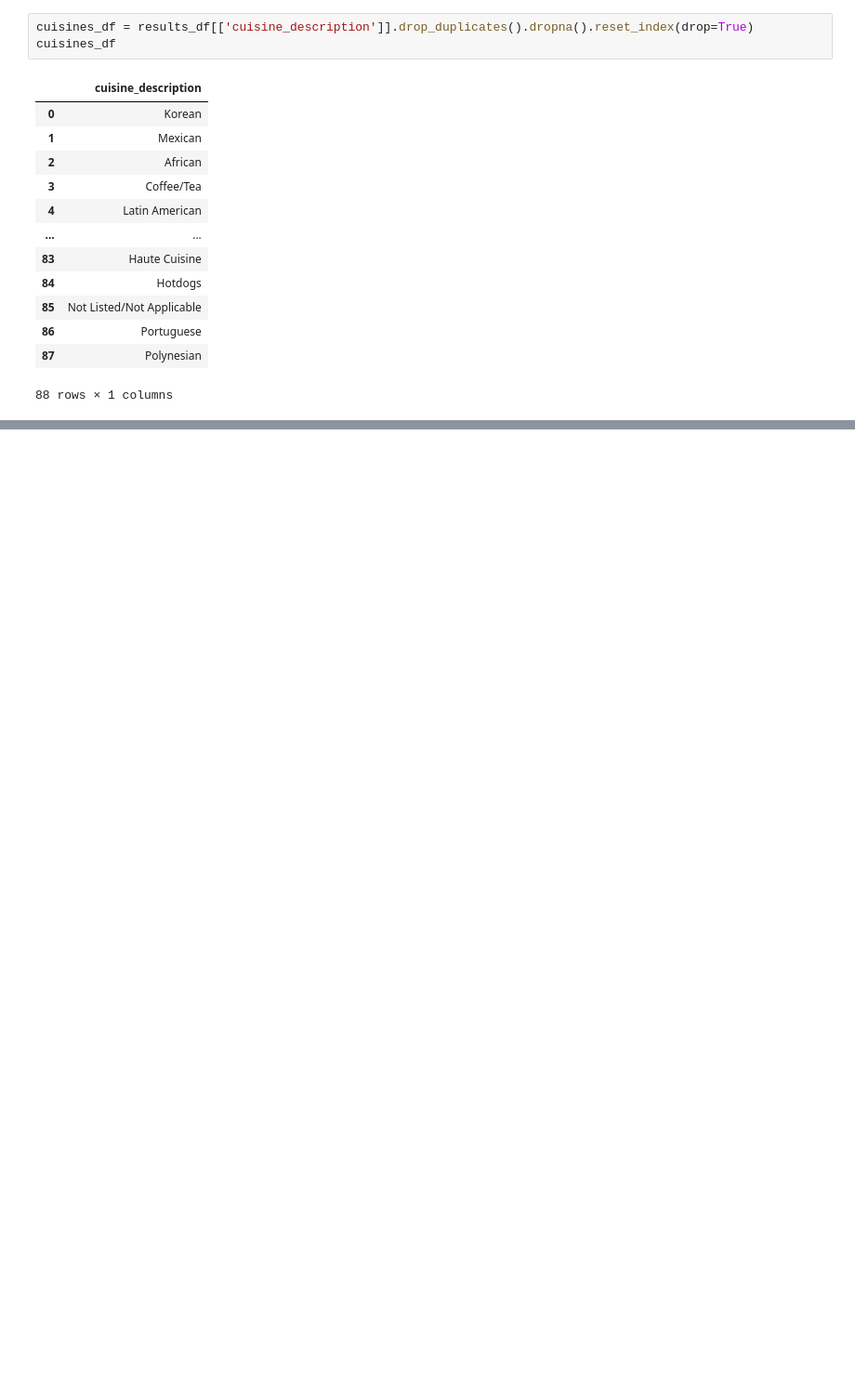
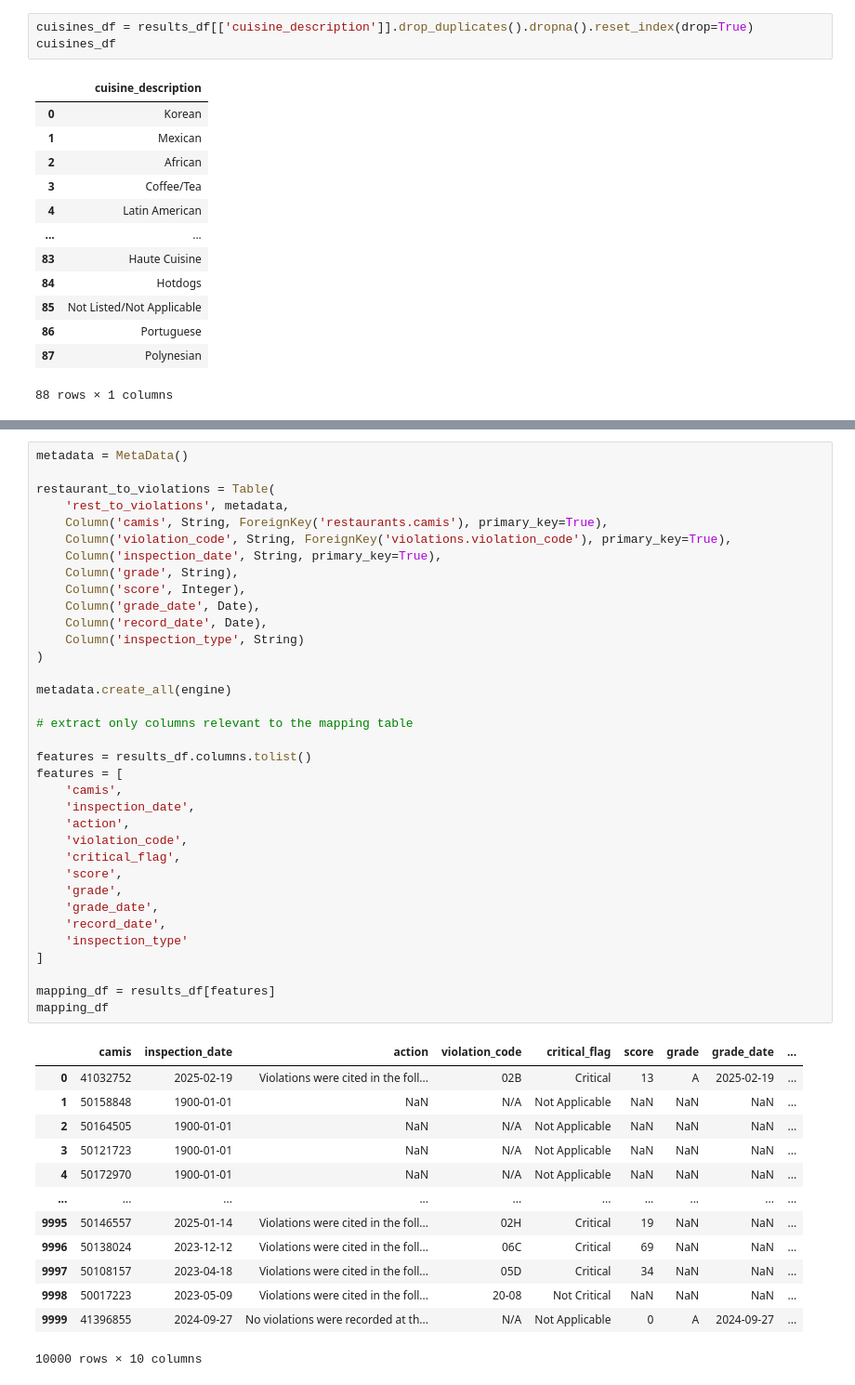
Before and after one commit to anikaranam/NYC-Restaurant-Violations-ETL, a Jupyter notebook: Restaurant_violations_ETL.ipynb, the cells around one changed output, grey strips where cells are left out. Shown: that part at 93% size. Cells and saved outputs as stored; diff of their text form; blank space fills up the shorter version.

```diff
--- a/Restaurant_violations_ETL.ipynb
+++ b/Restaurant_violations_ETL.ipynb
@@ -249,0 +249,49 @@ Connected to DB successfully!
+# %%
+metadata = MetaData()
+
+restaurant_to_violations = Table(
+    'rest_to_violations', metadata,
+    Column('camis', String, ForeignKey('restaurants.camis'), primary_key=True),
+    Column('violation_code', String, ForeignKey('violations.violation_code'), primary_key=True),
+    Column('inspection_date', String, primary_key=True),
+    Column('grade', String),
+    Column('score', Integer),
+    Column('grade_date', Date),
+    Column('record_date', Date),
+    Column('inspection_type', String)
+)
+
+metadata.create_all(engine)
+
+# extract only columns relevant to the mapping table
+
+features = results_df.columns.tolist()
+features = [
+    'camis',
+    'inspection_date',
+    'action',
+    'violation_code',
+    'critical_flag',
+    'score',
+    'grade',
+    'grade_date',
+    'record_date',
+    'inspection_type'
+]
+
+mapping_df = results_df[features]
+mapping_df
+# %% [output]
+|  | camis | inspection_date | action | violation_code | critical_flag | score | grade | grade_date | ... |
+| 0 | 41032752 | 2025-02-19 | Violations were cited in the foll... | 02B | Critical | 13 | A | 2025-02-19 | ... |
+| 1 | 50158848 | 1900-01-01 | NaN | N/A | Not Applicable | NaN | NaN | NaN | ... |
+| 2 | 50164505 | 1900-01-01 | NaN | N/A | Not Applicable | NaN | NaN | NaN | ... |
+| 3 | 50121723 | 1900-01-01 | NaN | N/A | Not Applicable | NaN | NaN | NaN | ... |
+| 4 | 50172970 | 1900-01-01 | NaN | N/A | Not Applicable | NaN | NaN | NaN | ... |
+| ... | ... | ... | ... | ... | ... | ... | ... | ... | ... |
+| 9995 | 50146557 | 2025-01-14 | Violations were cited in the foll... | 02H | Critical | 19 | NaN | NaN | ... |
+| 9996 | 50138024 | 2023-12-12 | Violations were cited in the foll... | 06C | Critical | 69 | NaN | NaN | ... |
+| 9997 | 50108157 | 2023-04-18 | Violations were cited in the foll... | 05D | Critical | 34 | NaN | NaN | ... |
+| 9998 | 50017223 | 2023-05-09 | Violations were cited in the foll... | 20-08 | Not Critical | NaN | NaN | NaN | ... |
+| 9999 | 41396855 | 2024-09-27 | No violations were recorded at th... | N/A | Not Applicable | 0 | A | 2024-09-27 | ... |
+10000 rows × 10 columns
```
Also changed, not shown: parts of 15 cells of this notebook.
